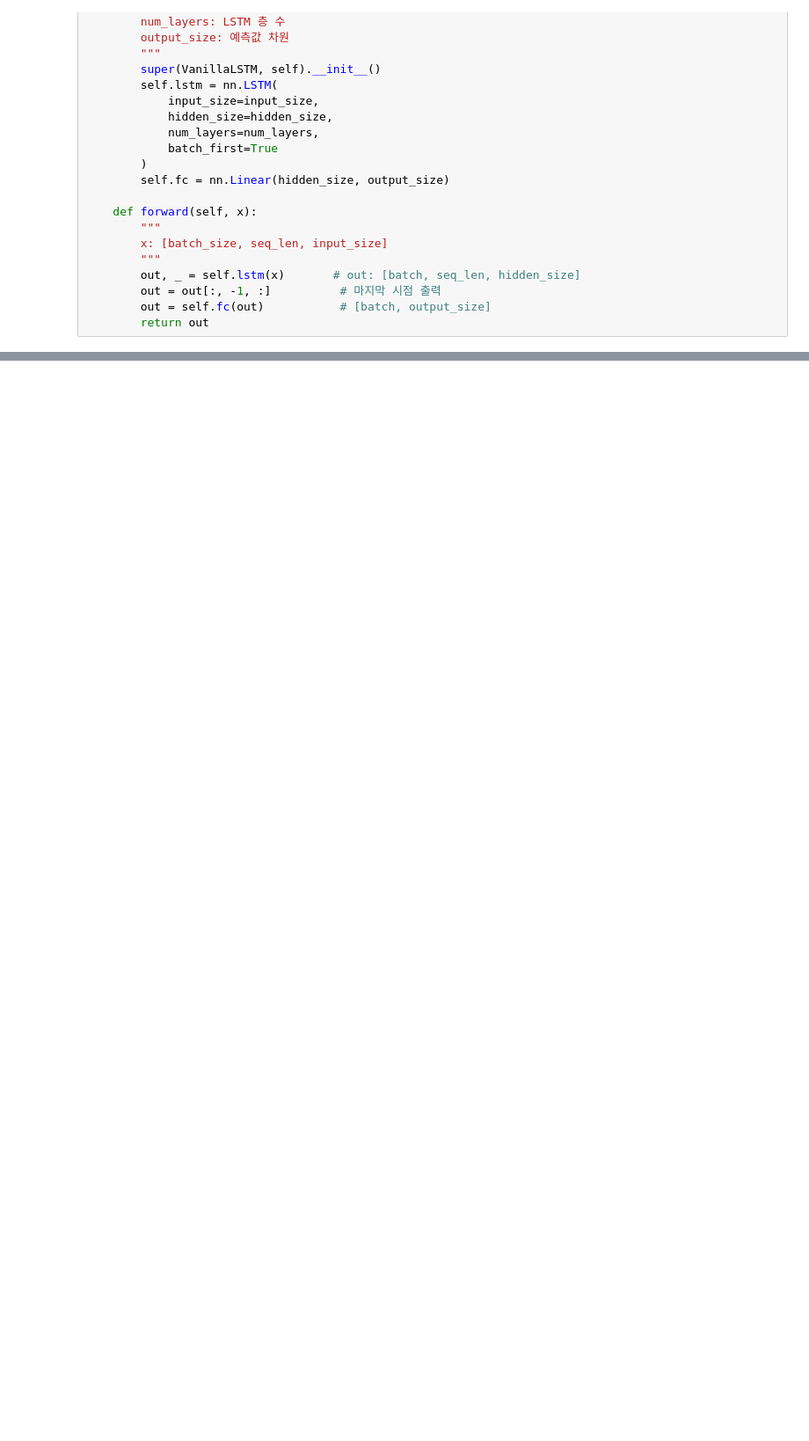
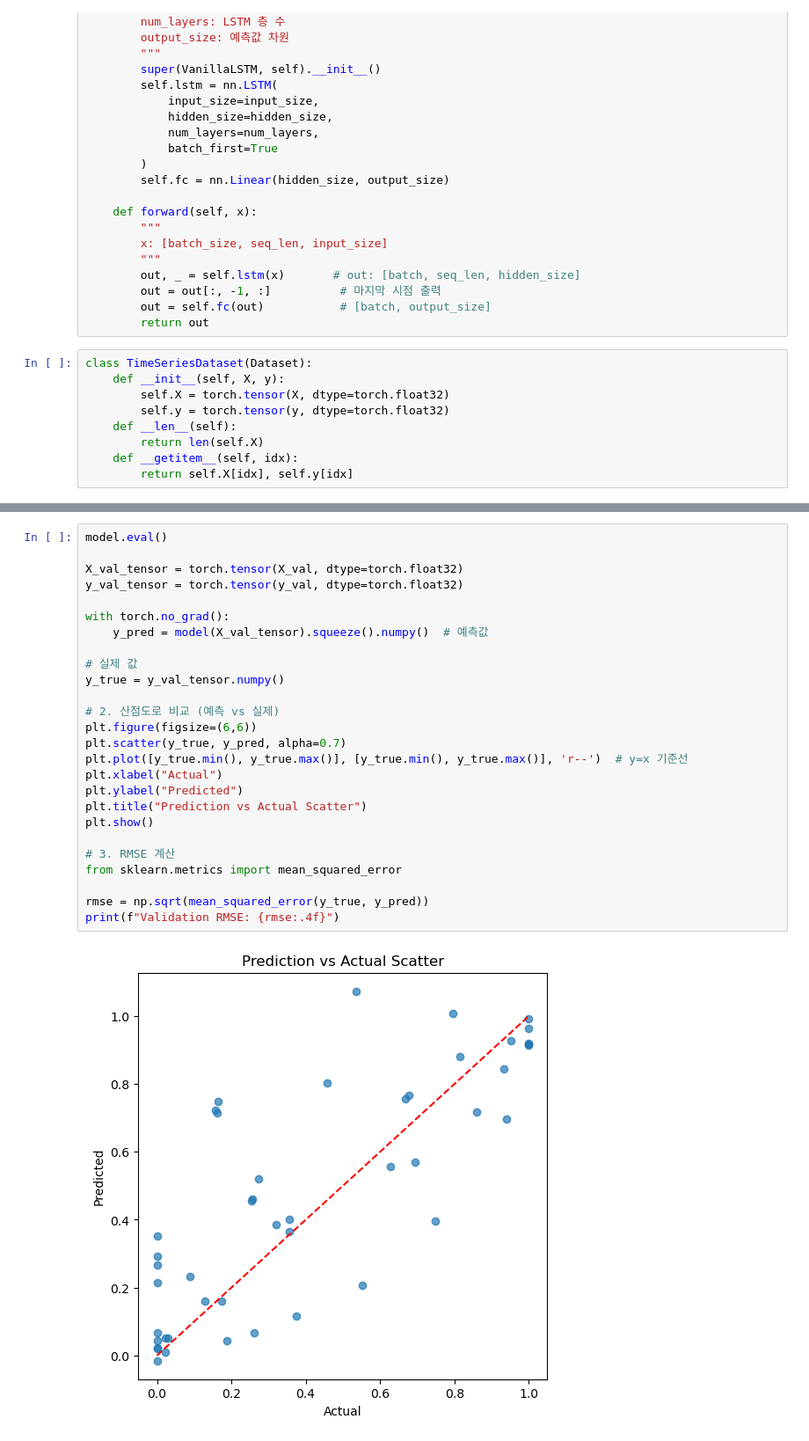
Before and after one commit to kty2001/water_quality, a Jupyter notebook: codetest.ipynb, the cells around one changed output, grey strips where cells are left out. Shown: that part at 88% size. Cells and saved outputs as stored; diff of their text form; blank space fills up the shorter version.

```diff
--- a/codetest.ipynb
+++ b/codetest.ipynb
@@ -81,3 +145,12 @@ class VanillaLSTM(nn.Module):
         out = out[:, -1, :]          # 마지막 시점 출력
         out = self.fc(out)           # [batch, output_size]
         return out
+# %%
+class TimeSeriesDataset(Dataset):
+    def __init__(self, X, y):
+        self.X = torch.tensor(X, dtype=torch.float32)
+        self.y = torch.tensor(y, dtype=torch.float32)
+    def __len__(self):
+        return len(self.X)
+    def __getitem__(self, idx):
+        return self.X[idx], self.y[idx]
@@ -83,0 +287,28 @@ class VanillaLSTM(nn.Module):
+# %%
+model.eval()
+
+X_val_tensor = torch.tensor(X_val, dtype=torch.float32)
+y_val_tensor = torch.tensor(y_val, dtype=torch.float32)
+
+with torch.no_grad():
+    y_pred = model(X_val_tensor).squeeze().numpy()  # 예측값
+
+# 실제 값
+y_true = y_val_tensor.numpy()
+
+# 2. 산점도로 비교 (예측 vs 실제)
+plt.figure(figsize=(6,6))
+plt.scatter(y_true, y_pred, alpha=0.7)
+plt.plot([y_true.min(), y_true.max()], [y_true.min(), y_true.max()], 'r--')  # y=x 기준선
+plt.xlabel("Actual")
+plt.ylabel("Predicted")
+plt.title("Prediction vs Actual Scatter")
+plt.show()
+
+# 3. RMSE 계산
+from sklearn.metrics import mean_squared_error
+
+rmse = np.sqrt(mean_squared_error(y_true, y_pred))
+print(f"Validation RMSE: {rmse:.4f}")
+# %% [output]
+[figure, added]
```
Also changed, not shown: parts of 13 cells of this notebook, 6 other files.
